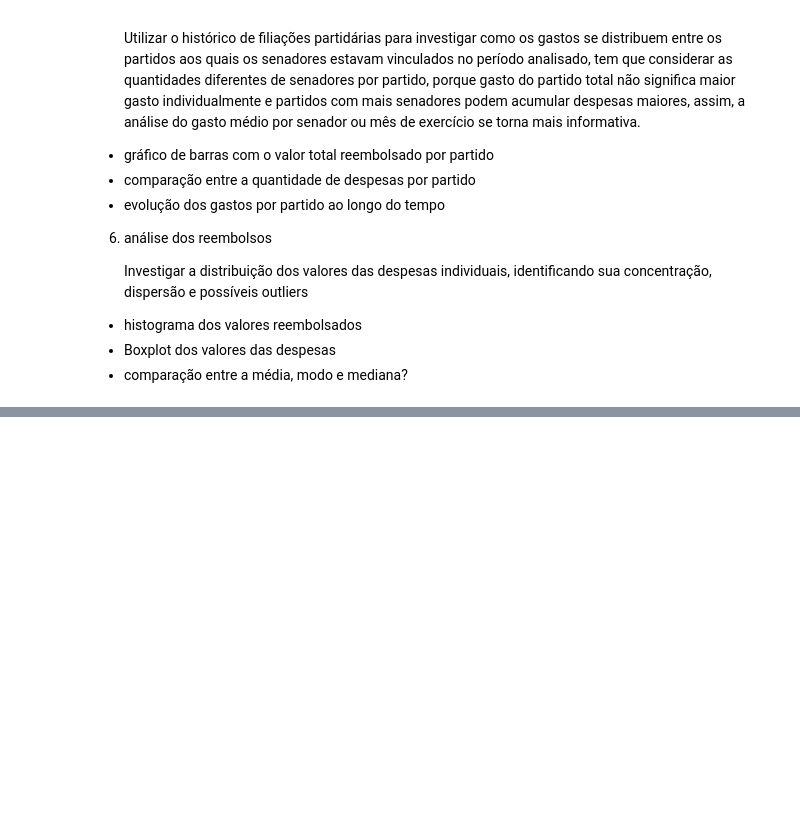
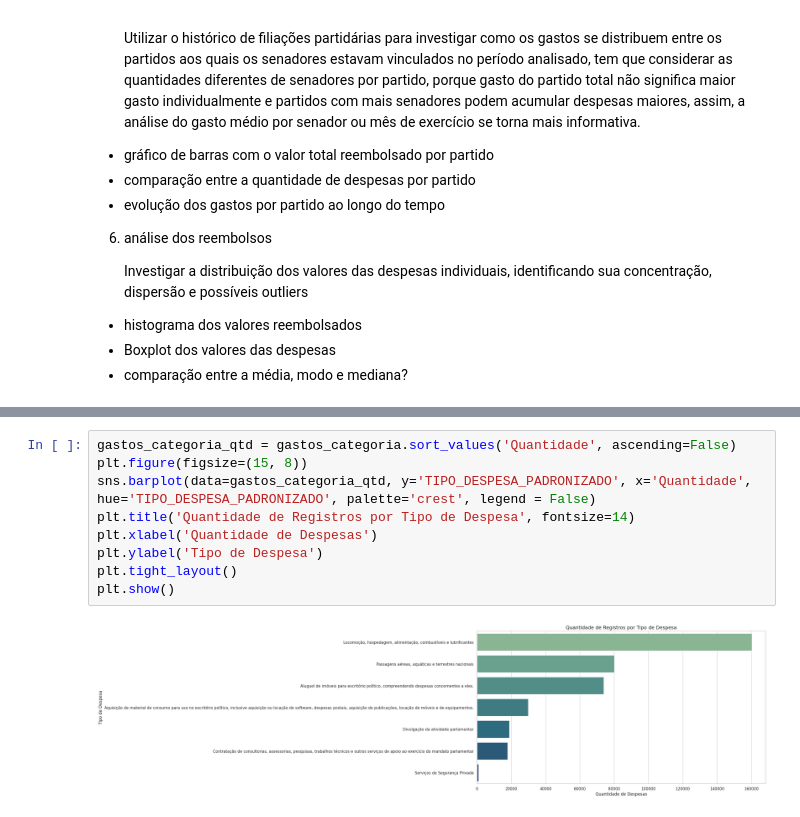
Before and after one commit to rafaalathais/analise-gasto-parlamentar, a Jupyter notebook: notebook_gasto_parlamentar.ipynb, the cells around one changed output, grey strips where cells are left out. Drawn from its saved outputs; the diff is of its cells as text; blank space fills up the shorter version.

```diff
--- a/notebook_gasto_parlamentar.ipynb
+++ b/notebook_gasto_parlamentar.ipynb
@@ -708,0 +790,11 @@ A integração preservou os 382.061 registros de despesas. Após o tratamento da
+# %%
+gastos_categoria_qtd = gastos_categoria.sort_values('Quantidade', ascending=False)
+plt.figure(figsize=(15, 8))
+sns.barplot(data=gastos_categoria_qtd, y='TIPO_DESPESA_PADRONIZADO', x='Quantidade', hue='TIPO_DESPESA_PADRONIZADO', palette='crest', legend = False)
+plt.title('Quantidade de Registros por Tipo de Despesa', fontsize=14)
+plt.xlabel('Quantidade de Despesas')
+plt.ylabel('Tipo de Despesa')
+plt.tight_layout()
+plt.show()
+# %% [output]
+[figure, added]
```
Also changed, not shown: parts of 49 cells of this notebook.
